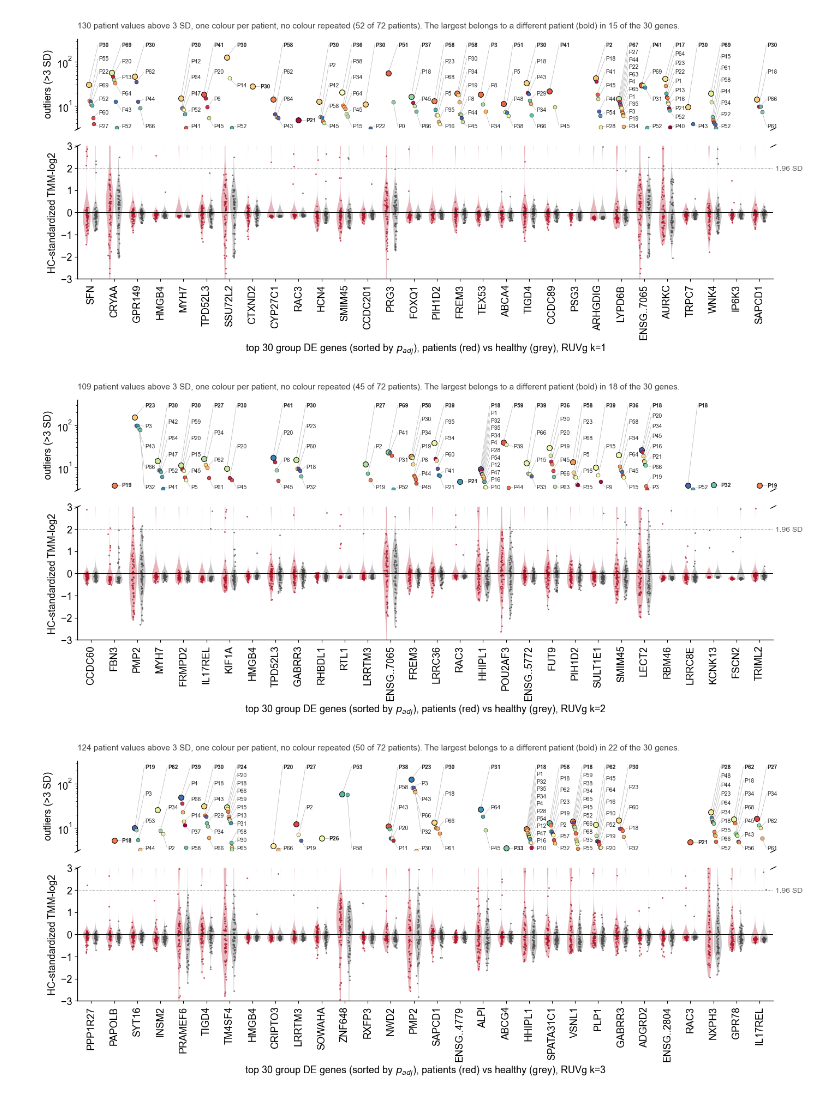
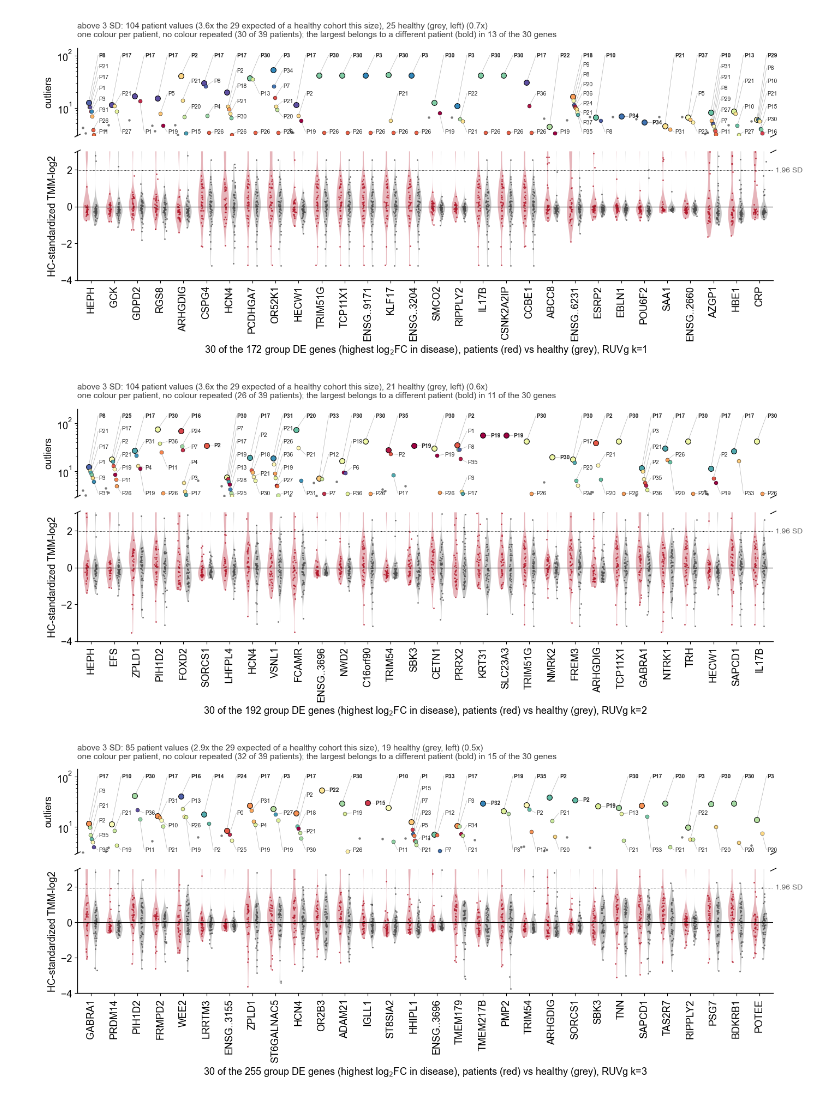
Before and after one commit to jmj3078/cfRNA_NormativeModeling, a Jupyter notebook: EDA/10_group_contrast_limits.ipynb, the cells around one changed output. Drawn from its saved outputs; the diff is of its cells as text; code cells hidden in the pictures.

```diff
--- a/EDA/10_group_contrast_limits.ipynb
+++ b/EDA/10_group_contrast_limits.ipynb
@@ -51,5 +54,5 @@ direction_tbl.round(3)
 from analysis.plot_group_contrast import DESIGNS
 
 for d in DESIGNS:
-    plot_top_degs(D, save_path=FIG / f'fig_group_top_degs_violin__{d}.png', n_show=30, design=d)
+    plot_top_degs(D, save_path=FIG / f'fig_group_top_degs_violin__{d}.png', n_show=30, design=d, thr=3, rank='lfc')
 # %% [output]
@@ -57,6 +60,6 @@ for d in DESIGNS:
-[figure, old version]
+[figure, new version]
-[figure, old version]
+[figure, new version]
-[figure, old version]
+[figure, new version]
 # %%
 outlier_decomposition(D, save_path=OUT / 'outlier_decomposition.csv').round(4)
 # %% [output]
```
Also changed, not shown: parts of 7 cells of this notebook, 12 other files.
